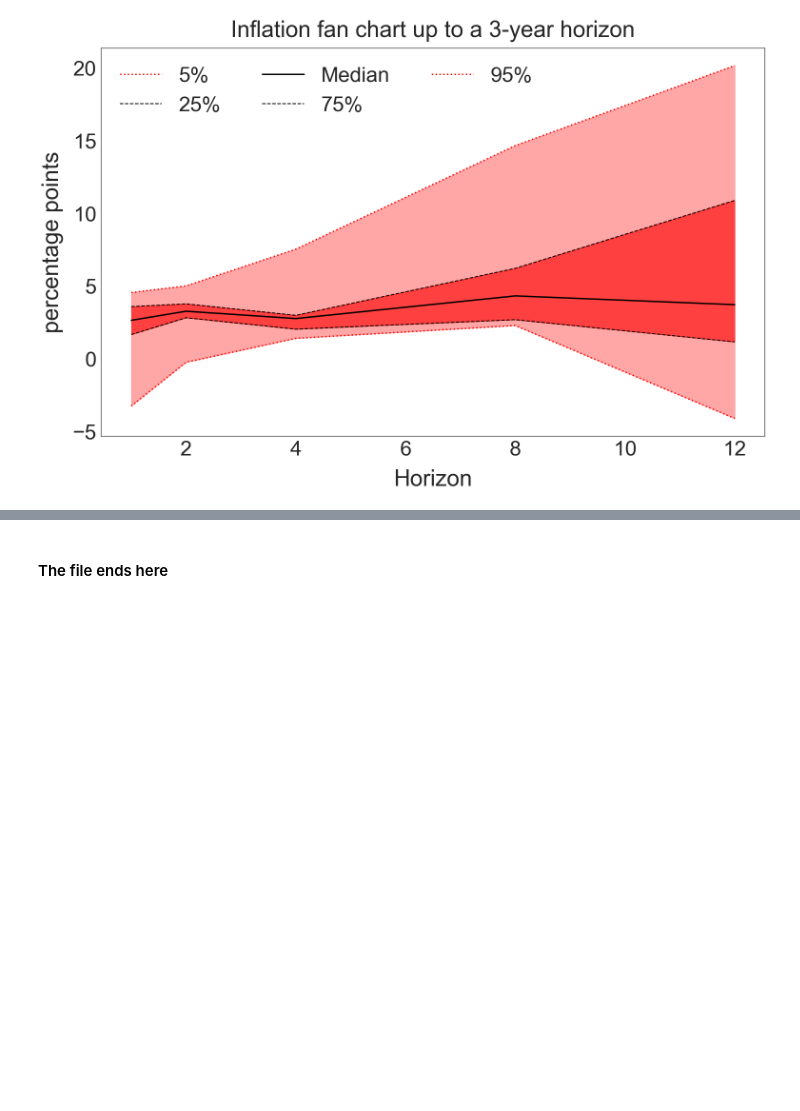
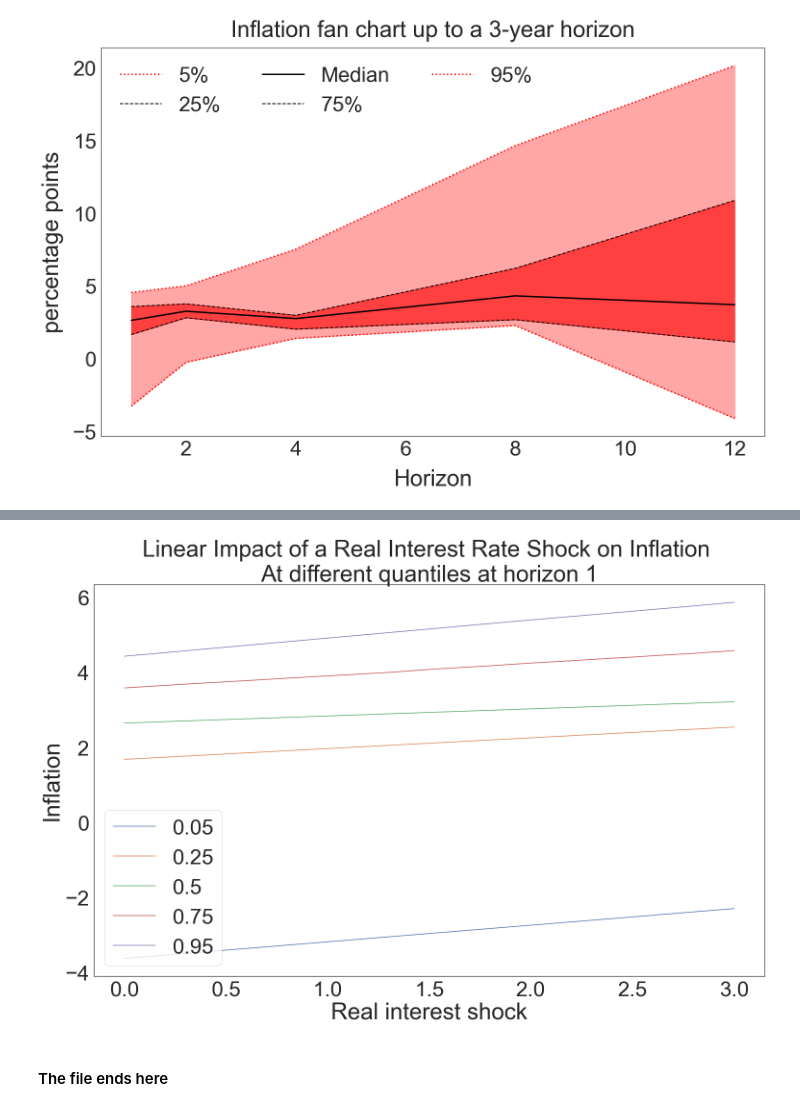
Before and after one commit to romainlafarguette/quantileproj, a Jupyter notebook: Quantile Local Projections.ipynb, the cells around one changed output, grey strips where cells are left out. Cells and saved outputs as stored; diff of their text form; code cells hidden in the pictures; blank space fills up the shorter version.

Commit message:
Update the example file with the multisample projection method

```diff
--- a/Quantile Local Projections.ipynb
+++ b/Quantile Local Projections.ipynb
@@ -174,0 +177,16 @@ plt.show()
+# %%
+# Expand the conditioning frame by generating shocks on the real interest rate
+sim_frame_l = list()
+for int_shock in np.arange(0, 3.1, 0.1):
+    sim_frame = cond_frame.copy()
+    sim_frame['realint'] = cond_frame['realint'].copy() + int_shock
+    sim_frame_l.append(sim_frame)
+
+dsim = pd.concat(sim_frame_l)
+
+# Sample from the conditioning frame
+multi_sample = qr_fit.proj(dsim).sample(seed=18021202)
+
+idx_d = {k:round(v,2) for k,v in enumerate(np.arange(0, 3.1, 0.1))}
+multi_sample['realint_shock'] = multi_sample['conditioning'].map(idx_d)
+multi_sample
@@ -175,2 +207,26 @@ plt.show()
+# %%
+# Plot the impact for different real interest rate shock, for a given horizon
+# Compute the quantiles for each shock
+ql = [0.05, 0.25, 0.5, 0.75, 0.95]
+
+dqm = multi_sample.loc[multi_sample['horizon']==1,:].groupby(['realint_shock'],
+                           as_index=False)['inflation'].quantile(ql)
+dqmf = dqm.reset_index().copy()
+dqmf.columns=['conditioning', 'tau', 'realint_shock', 'condquant']
+# %%
+fig, ax = plt.subplots()
+for tau in sorted(set(dqmf['tau'])):
+    dd = dqmf.loc[dqmf['tau']==tau, :].copy()
+    ax.plot(dd['realint_shock'], dd['condquant'], label=tau)
+
+ax.legend()
+ax.set_xlabel('Real interest shock')
+ax.set_ylabel('Inflation')
+ax.set_title('Linear Impact of a Real Interest Rate Shock on Inflation \n'
+             'At different quantiles at horizon 1')
+plt.show()
+plt.close('all')
+# %% [output]
+[figure, added]
 # %% [markdown]
 #### The file ends here
```
Also changed, not shown: parts of 3 cells of this notebook.
